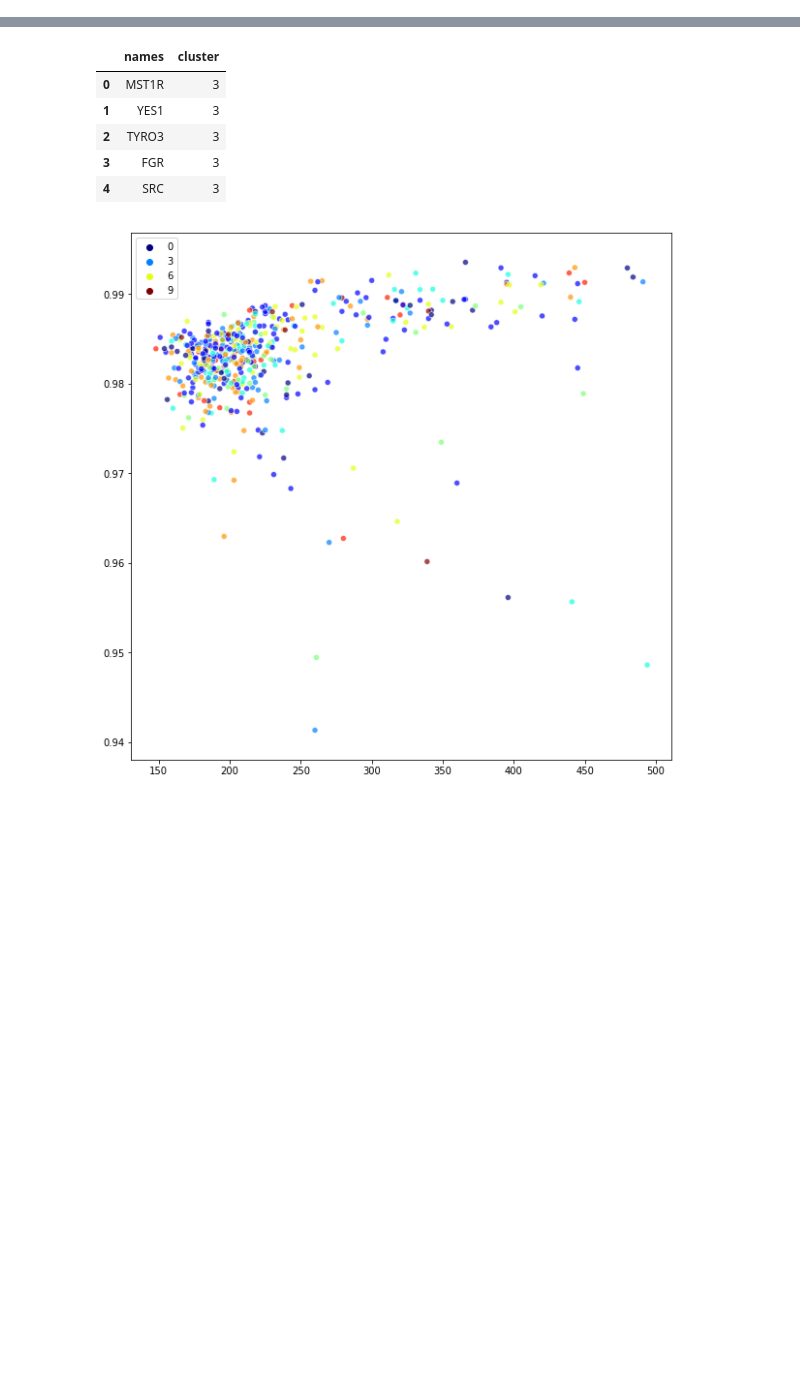
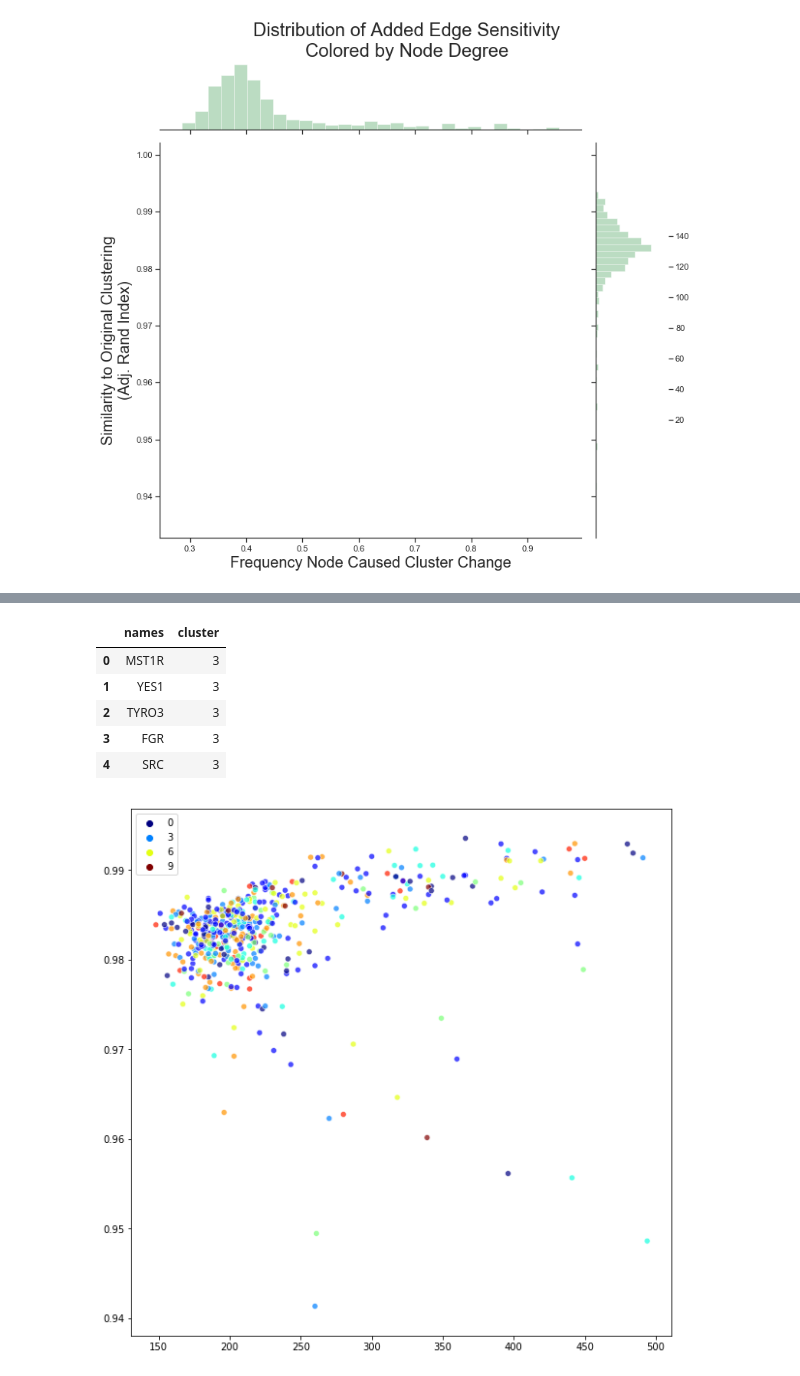
Before and after one commit to gomezlab/kinotypeClusteringAndRegression, a Jupyter notebook: src/network_11_analysisOfSensitivity.ipynb, the cells around one changed output, grey strips where cells are left out. Cells and saved outputs as stored; diff of their text form; code cells hidden in the pictures; blank space fills up the shorter version.

Commit message:
sensitivity v1

```diff
--- a/src/network_11_analysisOfSensitivity.ipynb
+++ b/src/network_11_analysisOfSensitivity.ipynb
@@ -53,0 +77,18 @@ plt.show()
+# %%
+g = sns.jointplot(nonzero_count/517., mean_nonzero, color='g', height=10, kind='scatter', alpha=0)
+points = g.ax_joint.scatter(nonzero_count/517., mean_nonzero, c=degree.loc[louv.index].values[:, 0], cmap='viridis_r', alpha=0)
+g.ax_joint.set_ylabel('Similarity to Original Clustering\n(Adj. Rand Index)', size=20)
+g.ax_joint.set_xlabel('Frequency Node Caused Cluster Change', size=20)
+
+plt.subplots_adjust(top=0.91)
+g.fig.suptitle('Distribution of Added Edge Sensitivity\nColored by Node Degree', size=24)
+
+cbar = plt.colorbar(points)
+cbar.outline.set_visible(False)
+#cbar.ax.axes.set_visible(False)
+cbar.ax.get_yaxis().labelpad = 15
+cbar.ax.set_ylabel('Node Degree', rotation=270, fontsize=20, color='white')
+
+plt.show()
+# %% [output]
+[figure, added]
```
Also changed, not shown: parts of 16 cells of this notebook.
